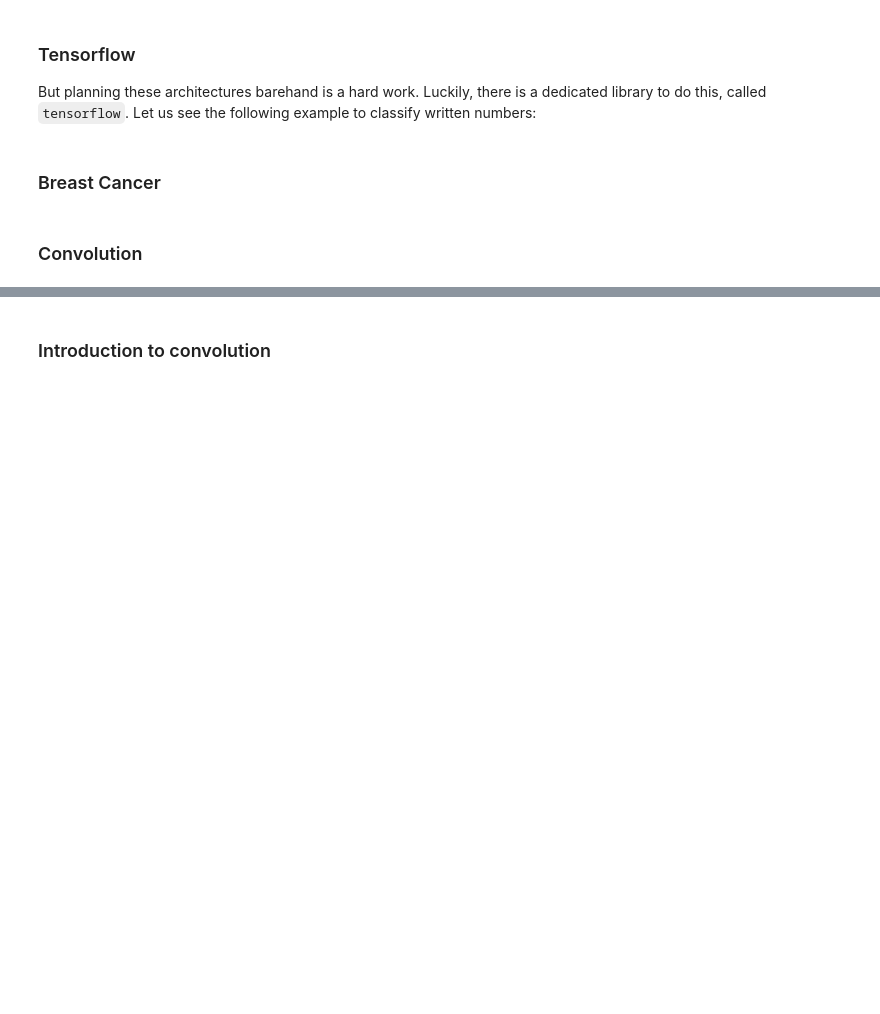
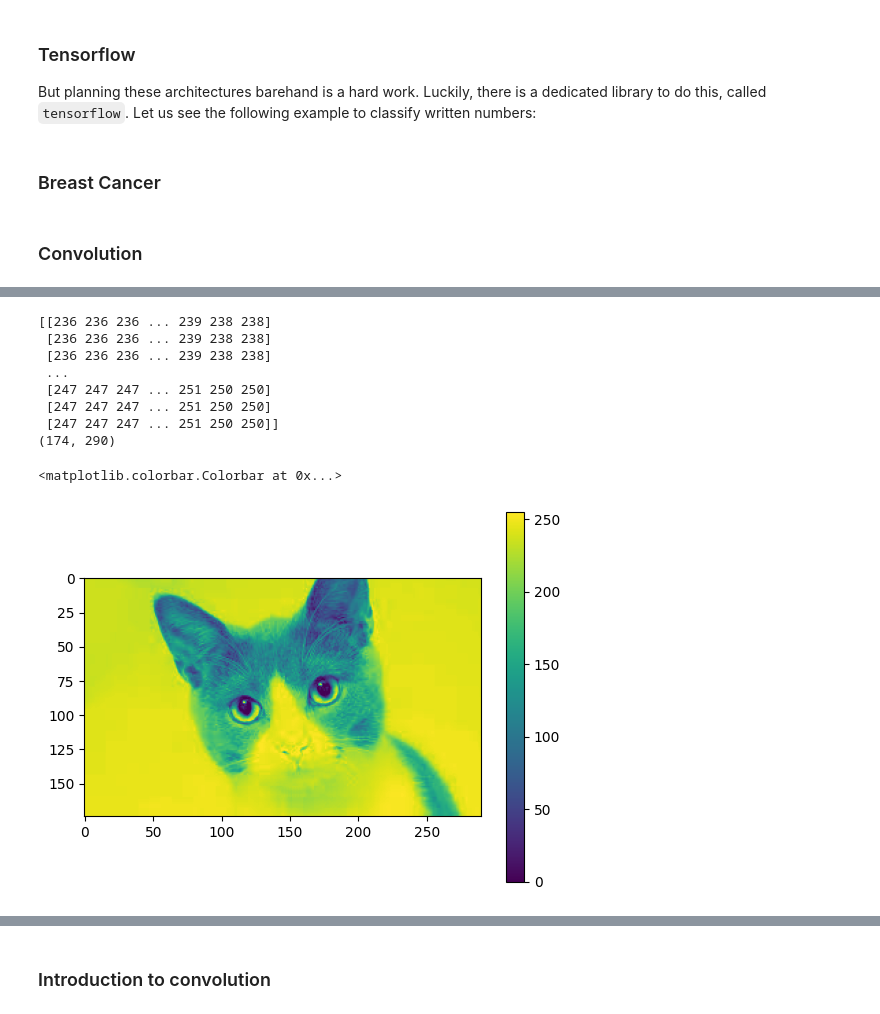
Before and after one commit to julianjica/ModSim, a Jupyter notebook: notebooks/Classifiers.ipynb, the cells around one changed output, grey strips where cells are left out. Cells and saved outputs as stored; diff of their text form; code cells hidden in the pictures; blank space fills up the shorter version.

```diff
--- a/notebooks/Classifiers.ipynb
+++ b/notebooks/Classifiers.ipynb
@@ -290,7 +326,19 @@ plt.grid(False)
 # %%
 lum_img = img[:,:,0] # Red
 print(lum_img)
 print(lum_img.shape)
 plt.imshow(lum_img)
+plt.colorbar()
+# %% [output]
+[[236 236 236 ... 239 238 238]
+ [236 236 236 ... 239 238 238]
+ [236 236 236 ... 239 238 238]
+ ...
+ [247 247 247 ... 251 250 250]
+ [247 247 247 ... 251 250 250]
+ [247 247 247 ... 251 250 250]]
+(174, 290)
+<matplotlib.colorbar.Colorbar at 0x...>
+[figure, added]
 # %%
 lum_img = img[:,:,1] # Green
```
Also changed, not shown: parts of 55 cells of this notebook, 1 other file.
